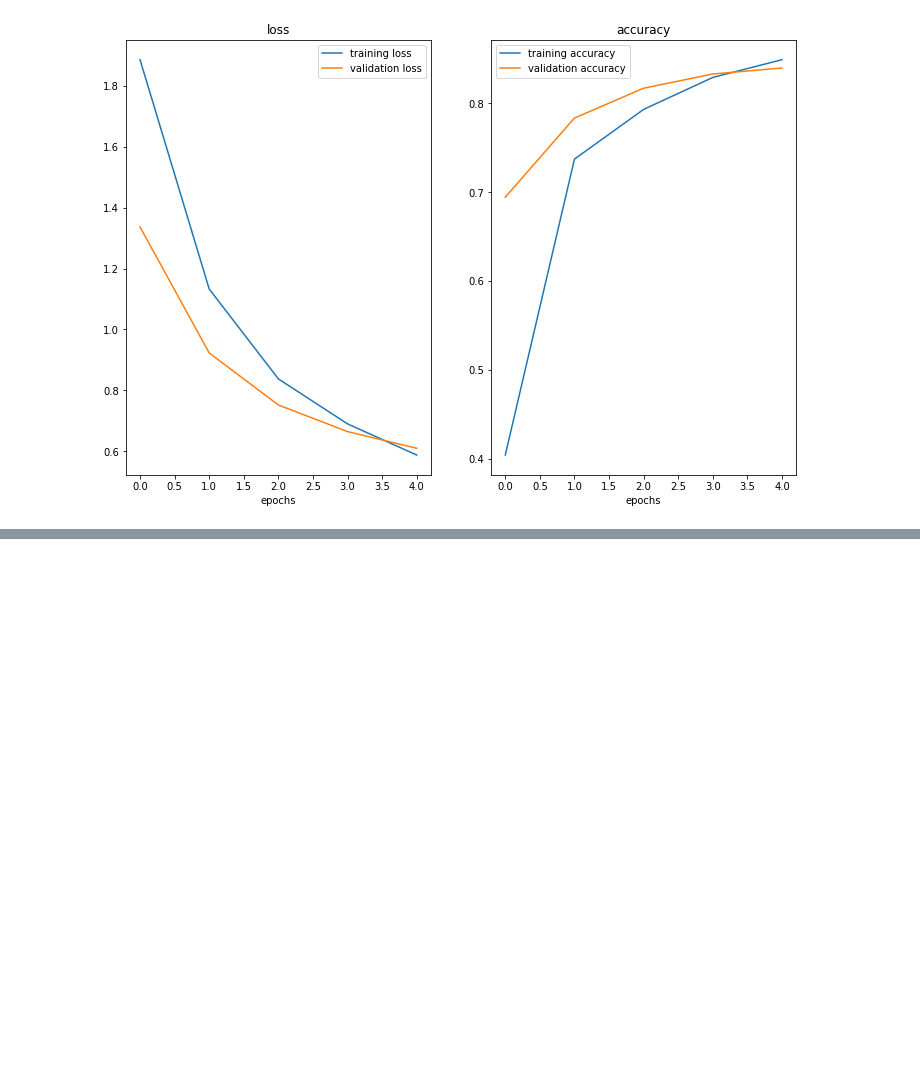
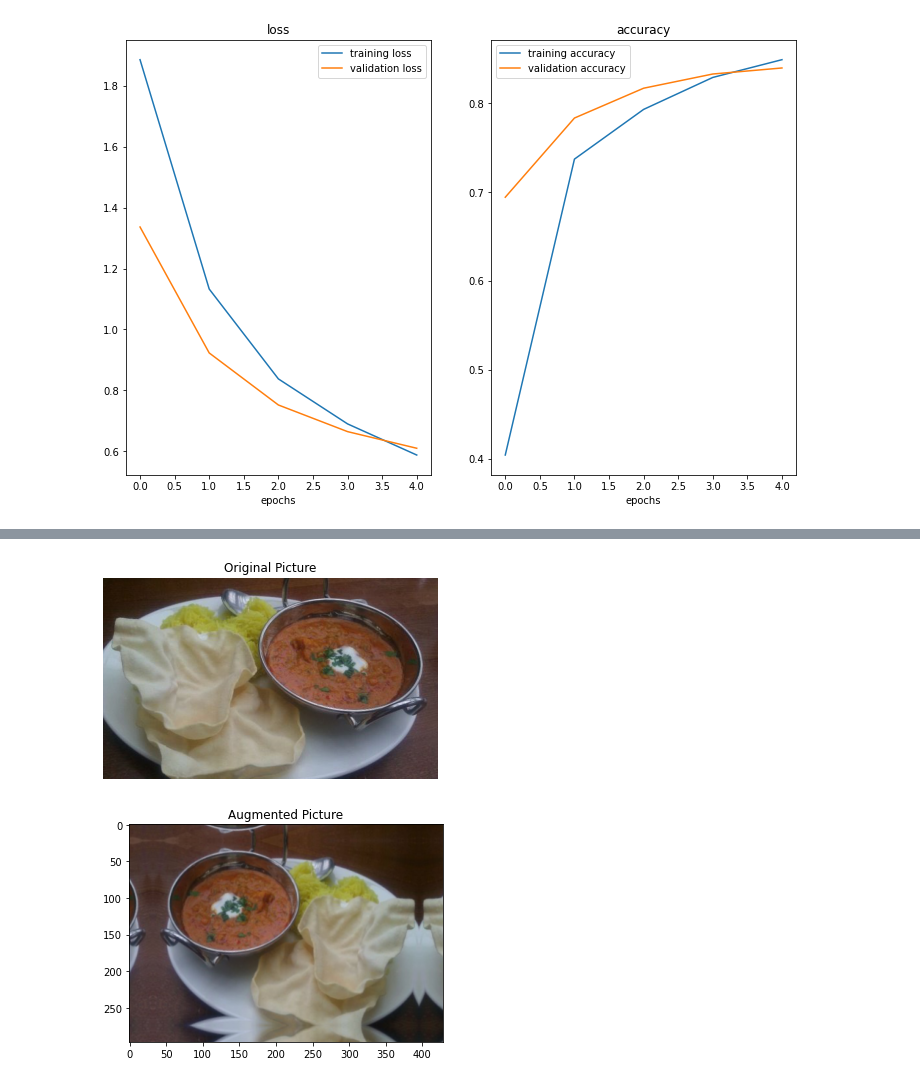
Before and after one commit to 86lekwenshiung/Neural-Network-with-Tensorflow, a Jupyter notebook: 05_Transfer_Learning_with_Tensorflow_Part_2.ipynb, the cells around one changed output, grey strips where cells are left out. Saved outputs shown, nothing was run; the diff lists cells and outputs as text; code cells hidden in the pictures; blank space fills up the shorter version.

```diff
--- a/05_Transfer_Learning_with_Tensorflow_Part_2.ipynb
+++ b/05_Transfer_Learning_with_Tensorflow_Part_2.ipynb
@@ -434,0 +541,18 @@ plot_loss_curves(history_0)
+# %%
+# Augmentated Data after rescaling
+sample_path = '/content/10_food_classes_10_percent/train/chicken_curry/'
+random_image = sample_path + '/' + random.choice(os.listdir(sample_path))
+
+img = plt.imread(random_image)
+aug_img = data_augmentation(img)
+plt.axis(False)
+
+plt.imshow(img)
+plt.title(f'Original Picture')
+
+plt.figure()
+plt.imshow(tf.squeeze(aug_img/255))
+plt.title(f'Augmented Picture');
+# %% [output]
+[figure, added]
+[figure, added]
```
Also changed, not shown: parts of 10 cells of this notebook.
